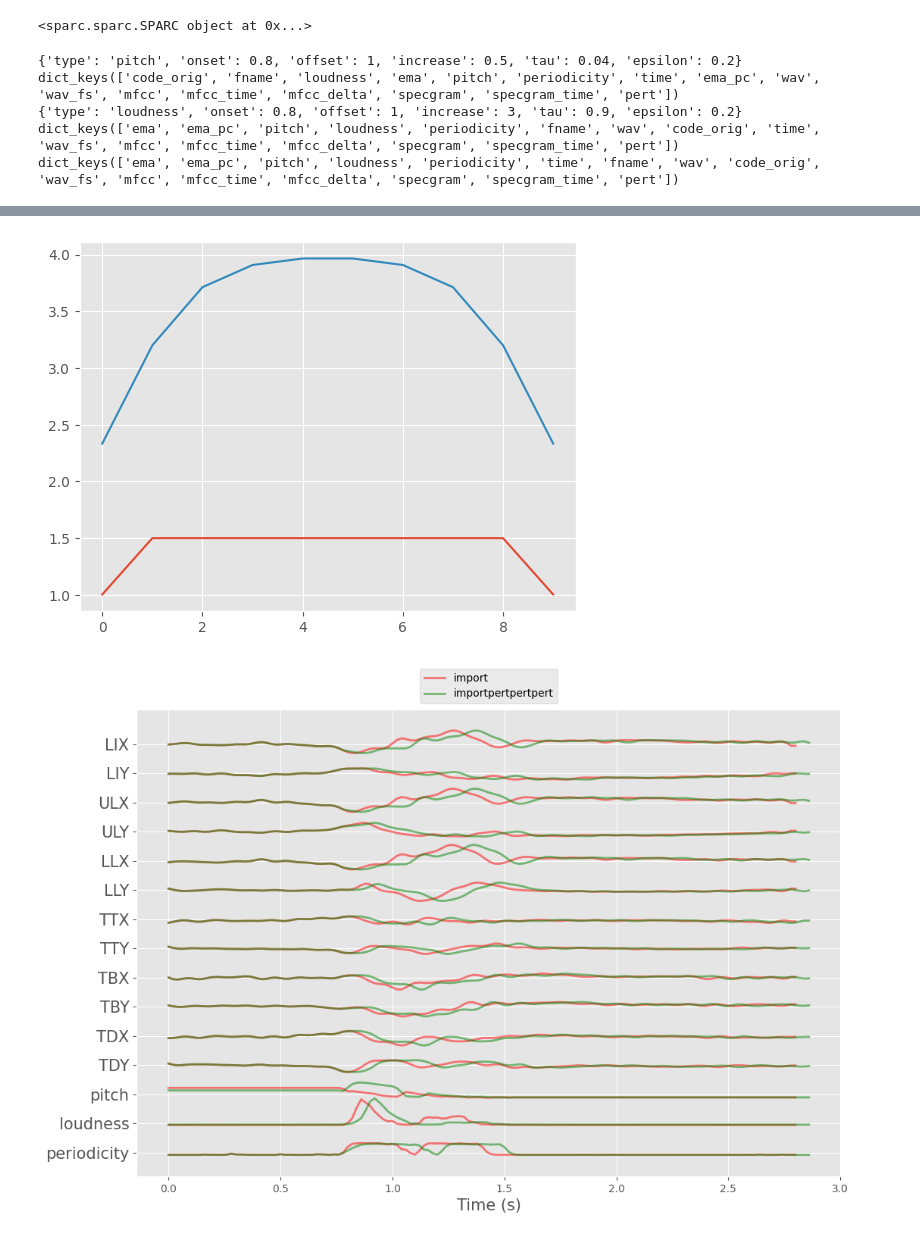
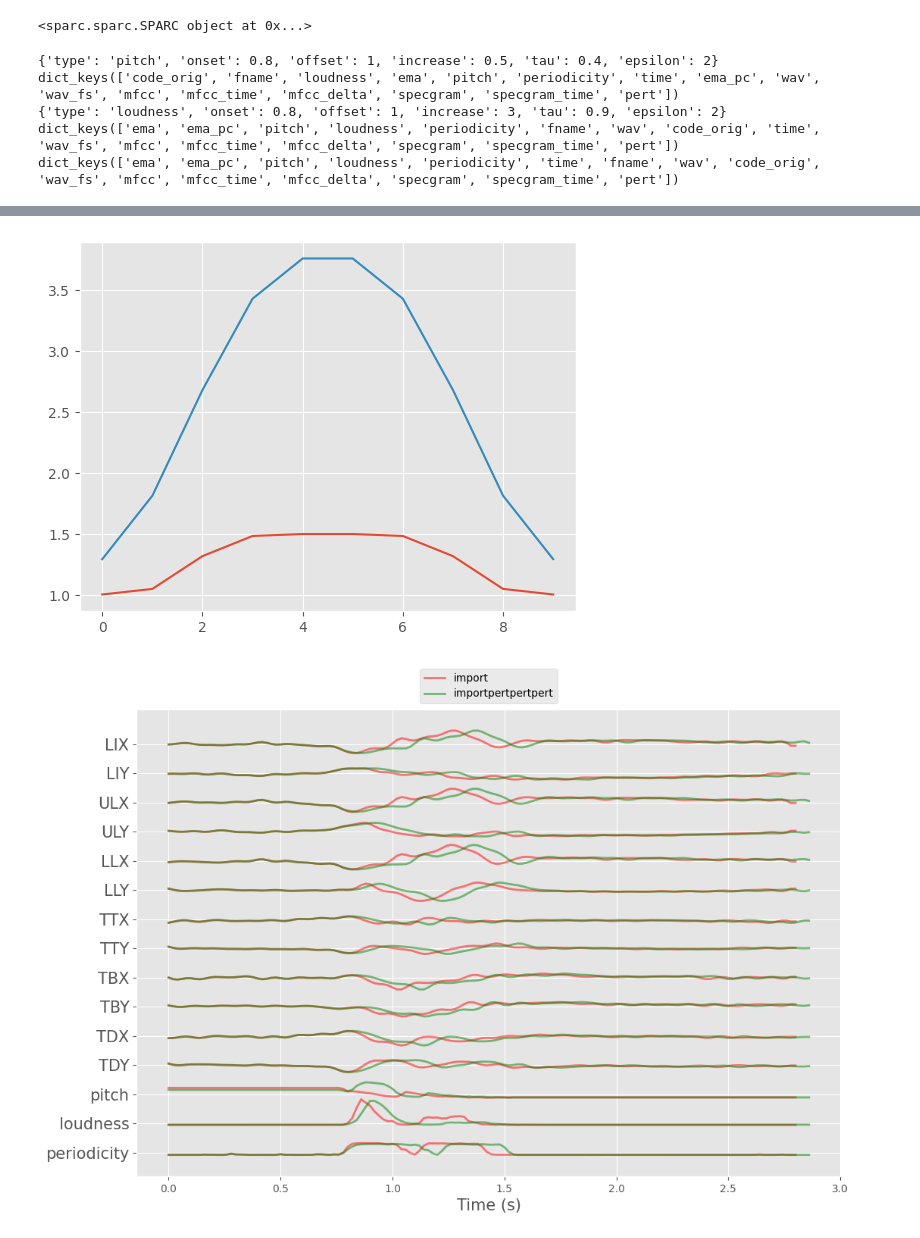
Before and after one commit to mguillau-commits/mrep, a Jupyter notebook: notebooks/julia_nb.ipynb, the cells around one changed output, grey strips where cells are left out. Cells and saved outputs as stored; diff of their text form; code cells hidden in the pictures.

```diff
--- a/notebooks/julia_nb.ipynb
+++ b/notebooks/julia_nb.ipynb
@@ -727,42 +738,42 @@ c = sparc_analyse_wav(c)
 
 
 perturbation_M_list2=[
-                      {"type":"pitch","onset":0.8,"offset":1,"increase":0.5,"tau":0.04,"epsilon":0.2} ,
-                      {"type":"loudness","onset":0.8,"offset":1,"increase":3,"tau":0.9,"epsilon":0.2},
-                      {"type":"time","onset":0.8,"offset":1,"increase":0.1,"tau":0.04,"epsilon":0.2} ,]
+                      {"type":"pitch","onset":0.8,"offset":1,"increase":0.5,"tau":0.4,"epsilon":2} ,
+                      {"type":"loudness","onset":0.8,"offset":1,"increase":3,"tau":0.9,"epsilon":2},
+                      {"type":"time","onset":0.8,"offset":1,"increase":0.1,"tau":0.3,"epsilon":0.2} ]
 
 
 c=successive_perturbation(c,perturbation_M_list2,coder=coder, PC=PC)
 
-#c=pitch_frquency_shift(c,perturbation_M_list,coder=coder, PC=PC)
+
 
 sf.write(dir_data / (c["pert"]["fname"] + ".wav"), c['pert']['wav'], coder.sr)
 ipd.display(ipd.Audio(c['pert']['wav'], rate=coder.sr))
 
 c_plot = [c, c['pert']]
 c_plot_colors = ['r', 'g', 'b']
 
 # Plot and save
 fig, ax = plt.subplots(figsize=(12, 8))
 for i, code in enumerate(c_plot):
     # _, fname = os.path.split(files[i])
     fname = code['fname']
     plot_art(
         ax, code["ema"], # ema, ema_pc
         labels=hprc_channels, # hprc_channels, labels_PC
         color=c_plot_colors[i],
         series_name=fname,
         gap=7, alpha=0.5, lw=2,
         pitch= sp.stats.zscore(code['pitch']), # sp.stats.zscore .... pitches[i], # pitches[i],
         loudness= sp.stats.zscore(code['loudness']),
         periodicity= sp.stats.zscore(code['periodicity'])
     )
 # %% [output]
-{'type': 'pitch', 'onset': 0.8, 'offset': 1, 'increase': 0.5, 'tau': 0.04, 'epsilon': 0.2}
+{'type': 'pitch', 'onset': 0.8, 'offset': 1, 'increase': 0.5, 'tau': 0.4, 'epsilon': 2}
 dict_keys(['code_orig', 'fname', 'loudness', 'ema', 'pitch', 'periodicity', 'time', 'ema_pc', 'wav', 'wav_fs', 'mfcc', 'mfcc_time', 'mfcc_delta', 'specgram', 'specgram_time', 'pert'])
-{'type': 'loudness', 'onset': 0.8, 'offset': 1, 'increase': 3, 'tau': 0.9, 'epsilon': 0.2}
+{'type': 'loudness', 'onset': 0.8, 'offset': 1, 'increase': 3, 'tau': 0.9, 'epsilon': 2}
 dict_keys(['ema', 'ema_pc', 'pitch', 'loudness', 'periodicity', 'fname', 'wav', 'code_orig', 'time', 'wav_fs', 'mfcc', 'mfcc_time', 'mfcc_delta', 'specgram', 'specgram_time', 'pert'])
 dict_keys(['ema', 'ema_pc', 'pitch', 'loudness', 'periodicity', 'time', 'fname', 'wav', 'code_orig', 'wav_fs', 'mfcc', 'mfcc_time', 'mfcc_delta', 'specgram', 'specgram_time', 'pert'])
 [interactive output not drawn]
-[figure, old version]
+[figure, new version]
 [figure]
```
Also changed, not shown: parts of 4 cells of this notebook, 4 other files.
